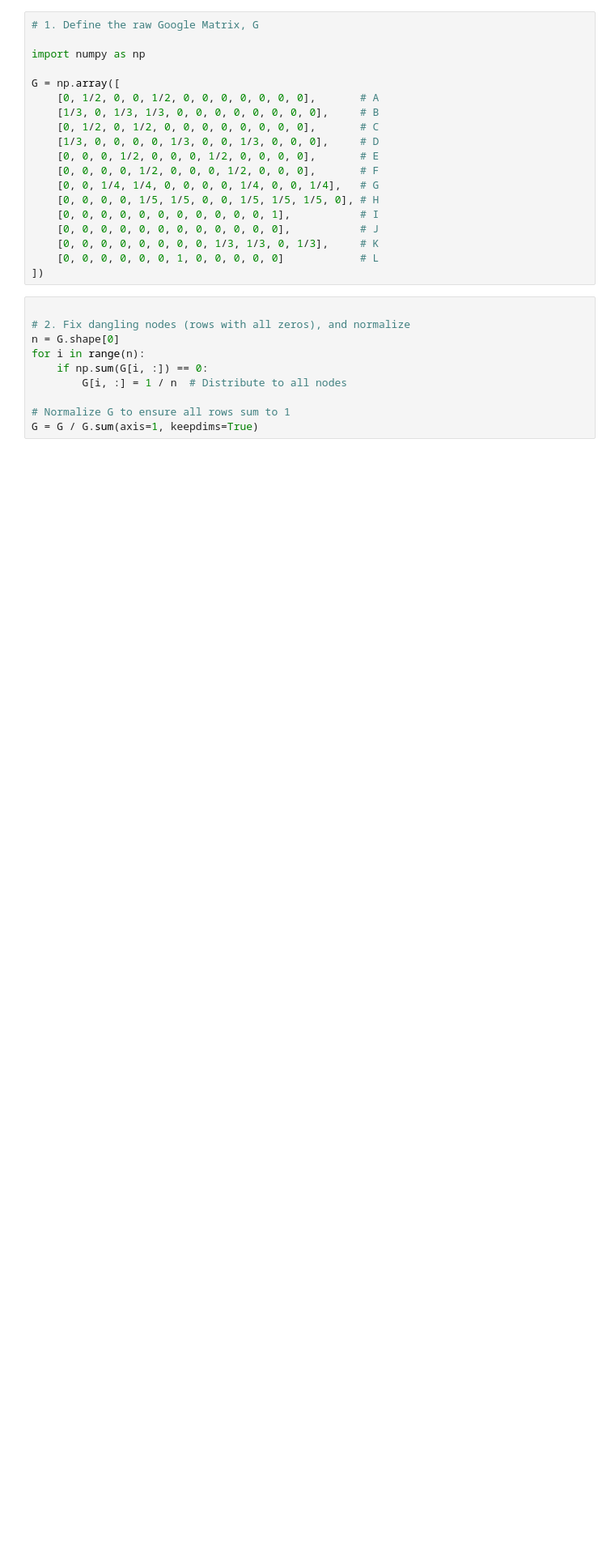
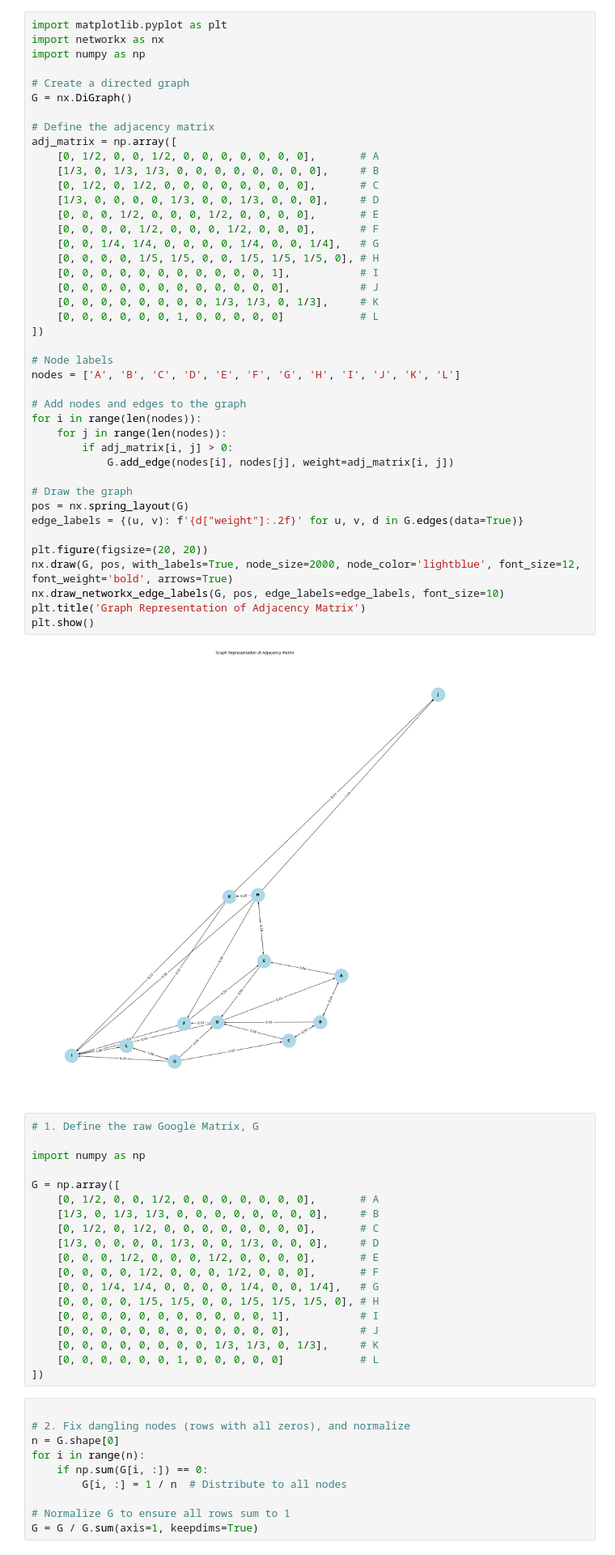
Before and after one commit to GyeongseobBrianLee/MAT167_proj, a Jupyter notebook: Chang MAT 167 Final Project.ipynb, the cells around one changed output. Shown at 81% size. Cells and saved outputs as stored; diff of their text form; blank space fills up the shorter version.

```diff
--- a/Chang MAT 167 Final Project.ipynb
+++ b/Chang MAT 167 Final Project.ipynb
@@ -1,3 +1,47 @@
+# %%
+import matplotlib.pyplot as plt
+import networkx as nx
+import numpy as np
+
+# Create a directed graph
+G = nx.DiGraph()
+
+# Define the adjacency matrix
+adj_matrix = np.array([
+    [0, 1/2, 0, 0, 1/2, 0, 0, 0, 0, 0, 0, 0],       # A
+    [1/3, 0, 1/3, 1/3, 0, 0, 0, 0, 0, 0, 0, 0],     # B
+    [0, 1/2, 0, 1/2, 0, 0, 0, 0, 0, 0, 0, 0],       # C
+    [1/3, 0, 0, 0, 0, 1/3, 0, 0, 1/3, 0, 0, 0],     # D
+    [0, 0, 0, 1/2, 0, 0, 0, 1/2, 0, 0, 0, 0],       # E
+    [0, 0, 0, 0, 1/2, 0, 0, 0, 1/2, 0, 0, 0],       # F
+    [0, 0, 1/4, 1/4, 0, 0, 0, 0, 1/4, 0, 0, 1/4],   # G
+    [0, 0, 0, 0, 1/5, 1/5, 0, 0, 1/5, 1/5, 1/5, 0], # H
+    [0, 0, 0, 0, 0, 0, 0, 0, 0, 0, 0, 1],           # I
+    [0, 0, 0, 0, 0, 0, 0, 0, 0, 0, 0, 0],           # J
+    [0, 0, 0, 0, 0, 0, 0, 0, 1/3, 1/3, 0, 1/3],     # K
+    [0, 0, 0, 0, 0, 0, 1, 0, 0, 0, 0, 0]            # L
+])
+
+# Node labels
+nodes = ['A', 'B', 'C', 'D', 'E', 'F', 'G', 'H', 'I', 'J', 'K', 'L']
+
+# Add nodes and edges to the graph
+for i in range(len(nodes)):
+    for j in range(len(nodes)):
+        if adj_matrix[i, j] > 0:
+            G.add_edge(nodes[i], nodes[j], weight=adj_matrix[i, j])
+
+# Draw the graph
+pos = nx.spring_layout(G)
+edge_labels = {(u, v): f'{d["weight"]:.2f}' for u, v, d in G.edges(data=True)}
+
+plt.figure(figsize=(20, 20))
+nx.draw(G, pos, with_labels=True, node_size=2000, node_color='lightblue', font_size=12, font_weight='bold', arrows=True)
+nx.draw_networkx_edge_labels(G, pos, edge_labels=edge_labels, font_size=10)
+plt.title('Graph Representation of Adjacency Matrix')
+plt.show()
+# %% [output]
+[figure, added]
 # %%
 # 1. Define the raw Google Matrix, G
 
```
